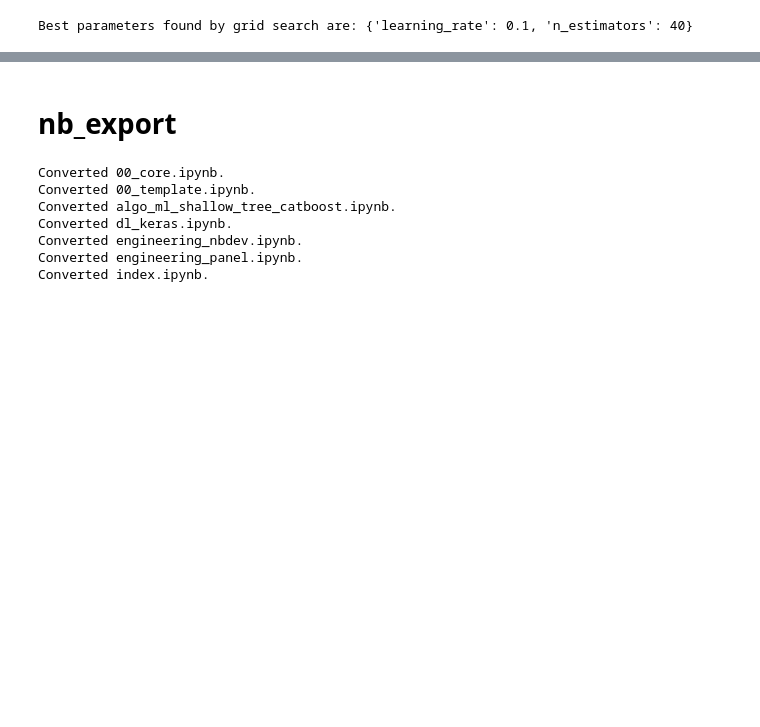
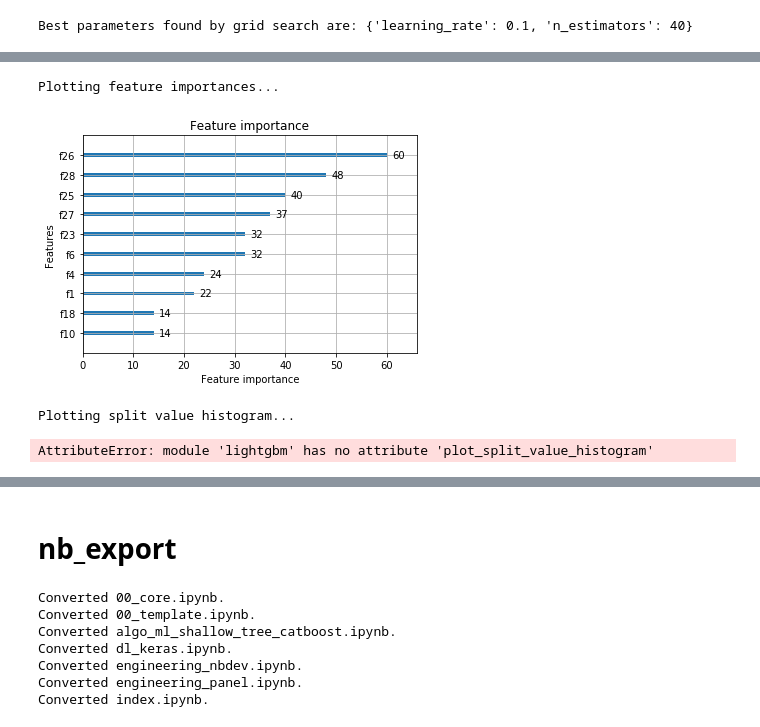
Before and after one commit to mayi140611/myappsexlib, a Jupyter notebook: algo_ml_tree_lgb.ipynb, the cells around one changed output, grey strips where cells are left out. Saved outputs shown, nothing was run; the diff lists cells and outputs as text; code cells hidden in the pictures; blank space fills up the shorter version.

```diff
--- a/algo_ml_tree_lgb.ipynb
+++ b/algo_ml_tree_lgb.ipynb
@@ -335,0 +756,14 @@ https://github.com/microsoft/LightGBM/blob/master/examples/python-guide/advanced
+# %%
+print('Plotting feature importances...')
+ax = lgb.plot_importance(gbm, max_num_features=10)
+plt.show()
+# %% [output]
+Plotting feature importances...
+[figure, added]
+# %%
+print('Plotting split value histogram...')
+ax = lgb.plot_split_value_histogram(gbm, feature='f26', bins='auto')
+plt.show()
+# %% [output]
+Plotting split value histogram...
+AttributeError: module 'lightgbm' has no attribute 'plot_split_value_histogram'
```
Also changed, not shown: parts of 61 cells of this notebook, 13 other files.
